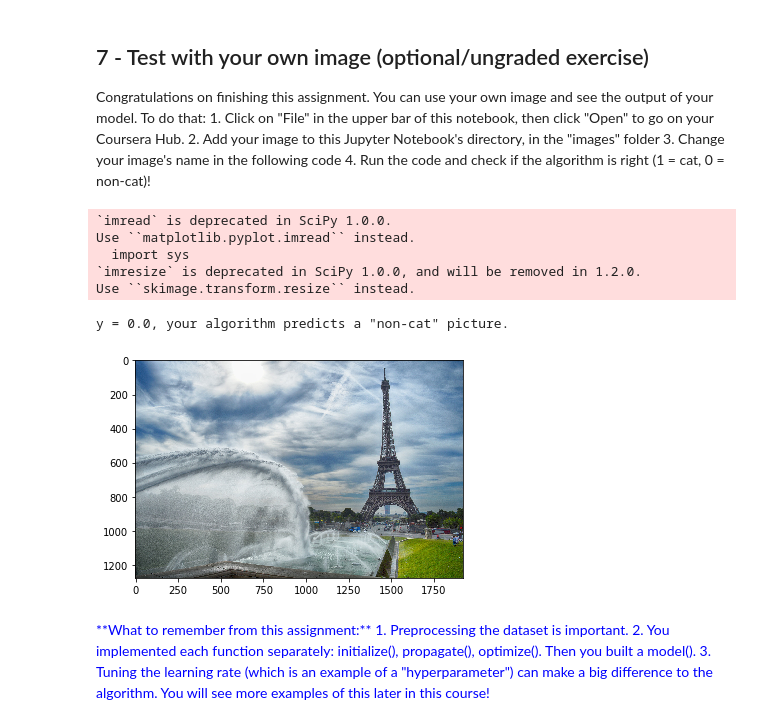
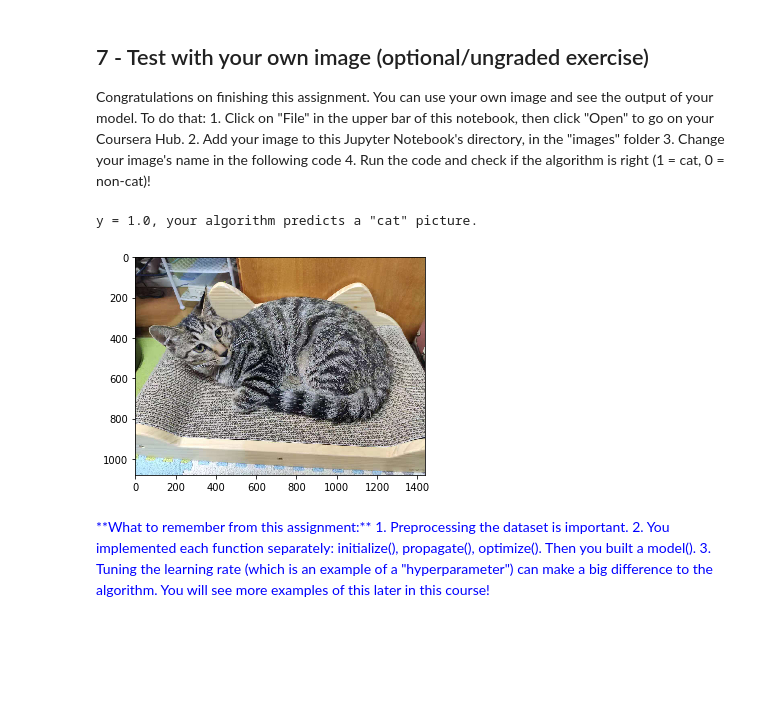
Before and after one commit to michaelwty/deep-learning-specialization, a Jupyter notebook: Programming Assignments/12 Logistic Regression as a Neural Network/Logistic Regression with a Neural Network mindset -- Tengyan_Wang.ipynb, the cells around one changed output. Cells and saved outputs as stored; diff of their text form; code cells hidden in the pictures; blank space fills up the shorter version.

```diff
--- a/Programming Assignments/12 Logistic Regression as a Neural Network/Logistic Regression with a Neural Network mindset -- Tengyan_Wang.ipynb
+++ b/Programming Assignments/12 Logistic Regression as a Neural Network/Logistic Regression with a Neural Network mindset -- Tengyan_Wang.ipynb
@@ -70,7 +77,9 @@ We added "_orig" at the end of image datasets (train and test) because we are go
 Each line of your train_set_x_orig and test_set_x_orig is an array representing an image. You can visualize an example by running the following code. Feel free also to change the `index` value and re-run to see other images.
 # %%
 # Example of a picture
-index = 11
-plt.imshow(train_set_x_orig[index])
-print ("y = " + str(train_set_y[:, index]) + ", it's a '" + classes[np.squeeze(train_set_y[:, index])].decode("utf-8") +  "' picture.")
+for i in range(10):
+    plt.imshow(train_set_x_orig[i])
+    plt.show()
+    #print ("y" + str(i) + " = " + str(train_set_y[:, i]) + ", it's a '" + classes[np.squeeze(train_set_y[:, i])].decode("utf-8") +  "' picture.")
+    print ( "y{} = {}, it's a '{}' picture.".format(str(i), str(train_set_y[:, i]), classes[np.squeeze(train_set_y[:, i])].decode("utf-8")) )
 # %% [output]
@@ -803,26 +802,23 @@ Congratulations on finishing this assignment. You can use your own image and see
     3. Change your image's name in the following code
     4. Run the code and check if the algorithm is right (1 = cat, 0 = non-cat)!
 # %%
+from skimage import data, io, filters
+from skimage.transform import rescale, resize, downscale_local_mean
 ## START CODE HERE ## (PUT YOUR IMAGE NAME)
-my_image = "my_image.jpg"   # change this to the name of your image file
+my_image = "my_image3.jpg"   # change this to the name of your image file
 ## END CODE HERE ##
 
 # We preprocess the image to fit your algorithm.
 fname = "images/" + my_image
-image = np.array(ndimage.imread(fname, flatten=False))
-my_image = scipy.misc.imresize(image, size=(num_px,num_px)).reshape((1, num_px*num_px*3)).T
+image = np.array(plt.imread(fname))
+my_image = resize(image, output_shape=(num_px,num_px), mode='reflect', anti_aliasing=True).reshape((1, num_px*num_px*3)).T
 my_predicted_image = predict(d["w"], d["b"], my_image)
 
 plt.imshow(image)
 print("y = " + str(np.squeeze(my_predicted_image)) + ", your algorithm predicts a \"" + classes[int(np.squeeze(my_predicted_image)),].decode("utf-8") +  "\" picture.")
 # %% [output]
-`imread` is deprecated in SciPy 1.0.0.
-Use ``matplotlib.pyplot.imread`` instead.
-  import sys
-`imresize` is deprecated in SciPy 1.0.0, and will be removed in 1.2.0.
-Use ``skimage.transform.resize`` instead.
+y = 1.0, your algorithm predicts a "cat" picture.
-y = 0.0, your algorithm predicts a "non-cat" picture.
-[figure, old version]
+[figure, new version]
 # %% [markdown]
 <font color='blue'>
 **What to remember from this assignment:**
```
Also changed, not shown: parts of 6 cells of this notebook, 1 other file.
